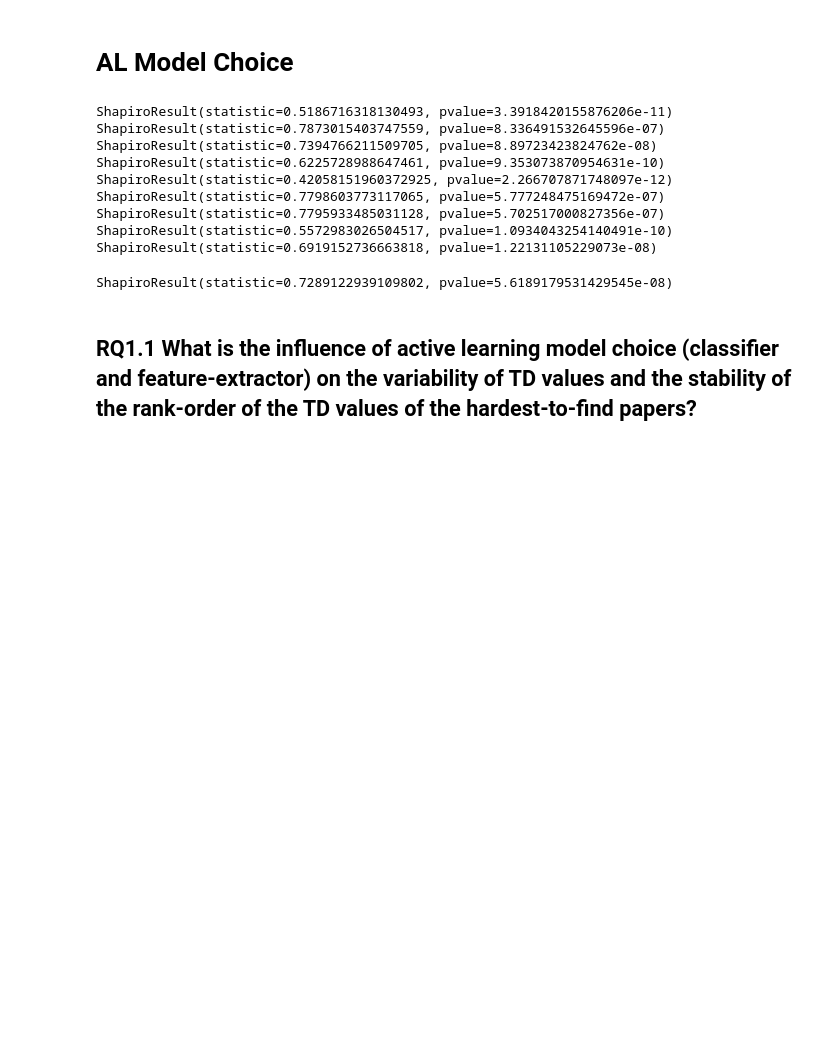
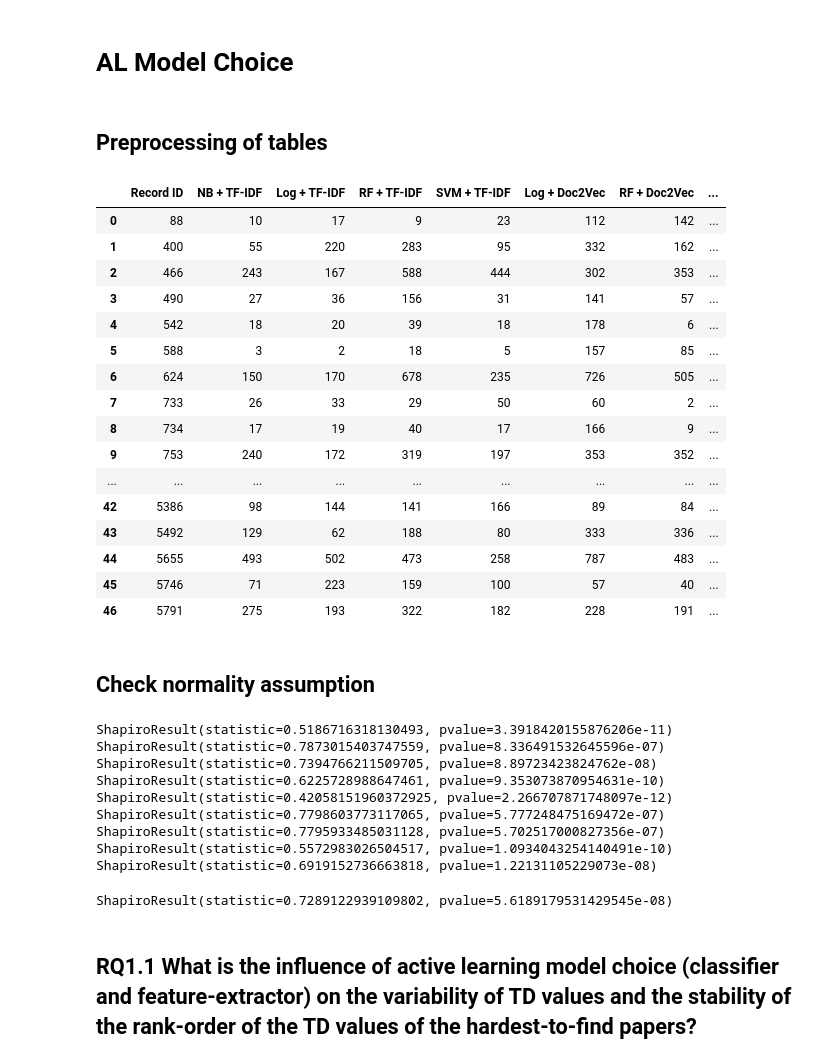
Before and after one commit to FioByr/hard_to_find_papers_project, a Jupyter notebook: Analysis_Notebook.ipynb, the cells around one changed output. Drawn from its saved outputs; the diff is of its cells as text; code cells hidden in the pictures; blank space fills up the shorter version.

```diff
--- a/Analysis_Notebook.ipynb
+++ b/Analysis_Notebook.ipynb
@@ -1,5 +1,3 @@
-# %% [markdown]
-# AL Model Choice
 # %%
 import pandas as pd
 import os
@@ -14,4 +12,8 @@ from scipy.stats import spearmanr
 from scipy.stats import kruskal
 from scipy.stats import wilcoxon
 import pingouin as pg
+# %% [markdown]
+# AL Model Choice
+# %% [markdown]
+## Preprocessing of tables
 # %%
@@ -19,4 +21,23 @@ os.chdir("C:/Users/fionn/Documents/hard_to_find_papers_project/simulation_folder
 # %%
-df_td = pd.read_csv("tds/data_tds.csv")
-df_td = df_td.iloc[:,1:]
+df_td = pd.read_csv("multiple_models_simulation/Output/simulation/Radjenovic_2013_ndup_nnan/tables/tds/data_tds.csv") # load the TD table
+df_td = df_td.iloc[:,1:] # remove unnecessary column
+df_td
+# %% [output]
+|  | Record ID | NB + TF-IDF | Log + TF-IDF | RF + TF-IDF | SVM + TF-IDF | Log + Doc2Vec | RF + Doc2Vec | ... |
+| 0 | 88 | 10 | 17 | 9 | 23 | 112 | 142 | ... |
+| 1 | 400 | 55 | 220 | 283 | 95 | 332 | 162 | ... |
+| 2 | 466 | 243 | 167 | 588 | 444 | 302 | 353 | ... |
+| 3 | 490 | 27 | 36 | 156 | 31 | 141 | 57 | ... |
+| 4 | 542 | 18 | 20 | 39 | 18 | 178 | 6 | ... |
+| 5 | 588 | 3 | 2 | 18 | 5 | 157 | 85 | ... |
+| 6 | 624 | 150 | 170 | 678 | 235 | 726 | 505 | ... |
+| 7 | 733 | 26 | 33 | 29 | 50 | 60 | 2 | ... |
+| 8 | 734 | 17 | 19 | 40 | 17 | 166 | 9 | ... |
+| 9 | 753 | 240 | 172 | 319 | 197 | 353 | 352 | ... |
+| ... | ... | ... | ... | ... | ... | ... | ... | ... |
+| 42 | 5386 | 98 | 144 | 141 | 166 | 89 | 84 | ... |
+| 43 | 5492 | 129 | 62 | 188 | 80 | 333 | 336 | ... |
+| 44 | 5655 | 493 | 502 | 473 | 258 | 787 | 483 | ... |
+| 45 | 5746 | 71 | 223 | 159 | 100 | 57 | 40 | ... |
+| 46 | 5791 | 275 | 193 | 322 | 182 | 228 | 191 | ... |
 # %%
@@ -33 +56,3 @@ df_ranks = df_ranks[['Record ID', 'NB + TF-IDF', 'Log + TF-IDF', 'RF + TF-IDF',
+# %% [markdown]
+## Check normality assumption
 # %%
```
Also changed, not shown: parts of 59 cells of this notebook, 19 other files.
